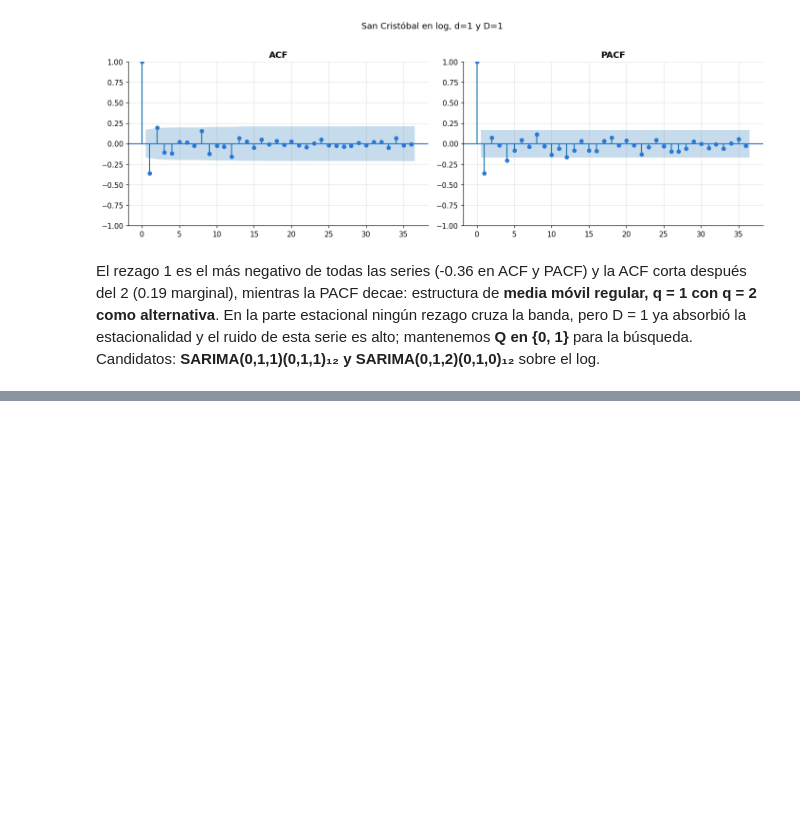
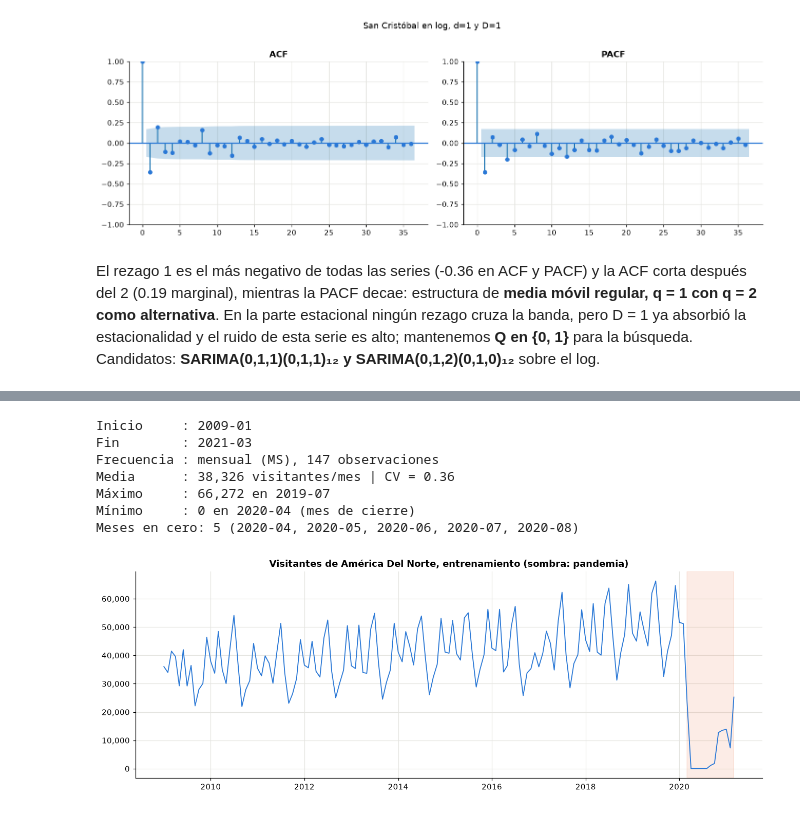
Before and after one commit to Fercho1118/Laboratorio-1-Series-de-Tiempo, a Jupyter notebook: notebooks/analisis-series.ipynb, the cells around one changed output, grey strips where cells are left out. Cells and saved outputs as stored; diff of their text form; code cells hidden in the pictures; blank space fills up the shorter version.

Commit message:
Completar analisis preliminar (4a-4f) de America del Norte y Europa

```diff
--- a/notebooks/analisis-series.ipynb
+++ b/notebooks/analisis-series.ipynb
@@ -816,0 +861,20 @@ búsqueda. Candidatos: **SARIMA(0,1,1)(0,1,1)₁₂ y SARIMA(0,1,2)(0,1,0)₁₂
+# %%
+norte = train["region: América Del Norte"]
+print(f"Inicio     : {norte.index.min():%Y-%m}")
+print(f"Fin        : {norte.index.max():%Y-%m}")
+print(f"Frecuencia : mensual ({norte.index.freqstr}), {len(norte)} observaciones")
+print(f"Media      : {norte.mean():,.0f} visitantes/mes | CV = {norte.std() / norte.mean():.2f}")
+print(f"Máximo     : {norte.max():,.0f} en {norte.idxmax():%Y-%m}")
+print(f"Mínimo     : {norte.min():,.0f} en {norte.idxmin():%Y-%m} (mes de cierre)")
+print(f"Meses en cero: {(norte == 0).sum()} ({', '.join(f'{d:%Y-%m}' for d in norte[norte == 0].index)})")
+graficar_serie(norte, "Visitantes de América Del Norte, entrenamiento (sombra: pandemia)",
+               "serie-norte")
+# %% [output]
+Inicio     : 2009-01
+Fin        : 2021-03
+Frecuencia : mensual (MS), 147 observaciones
+Media      : 38,326 visitantes/mes | CV = 0.36
+Máximo     : 66,272 en 2019-07
+Mínimo     : 0 en 2020-04 (mes de cierre)
+Meses en cero: 5 (2020-04, 2020-05, 2020-06, 2020-07, 2020-08)
+[figure, added]
```
Also changed, not shown: parts of 28 cells of this notebook.
